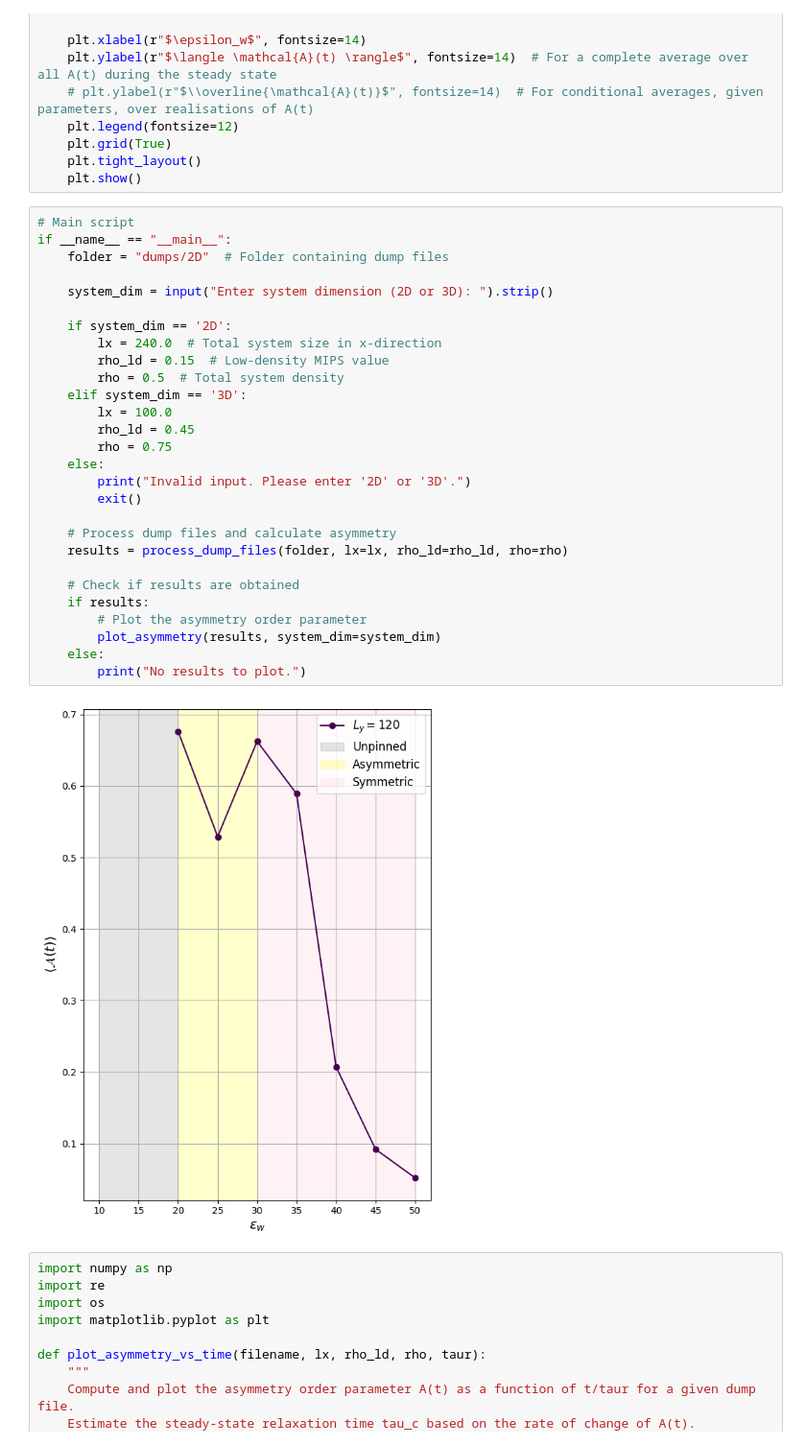
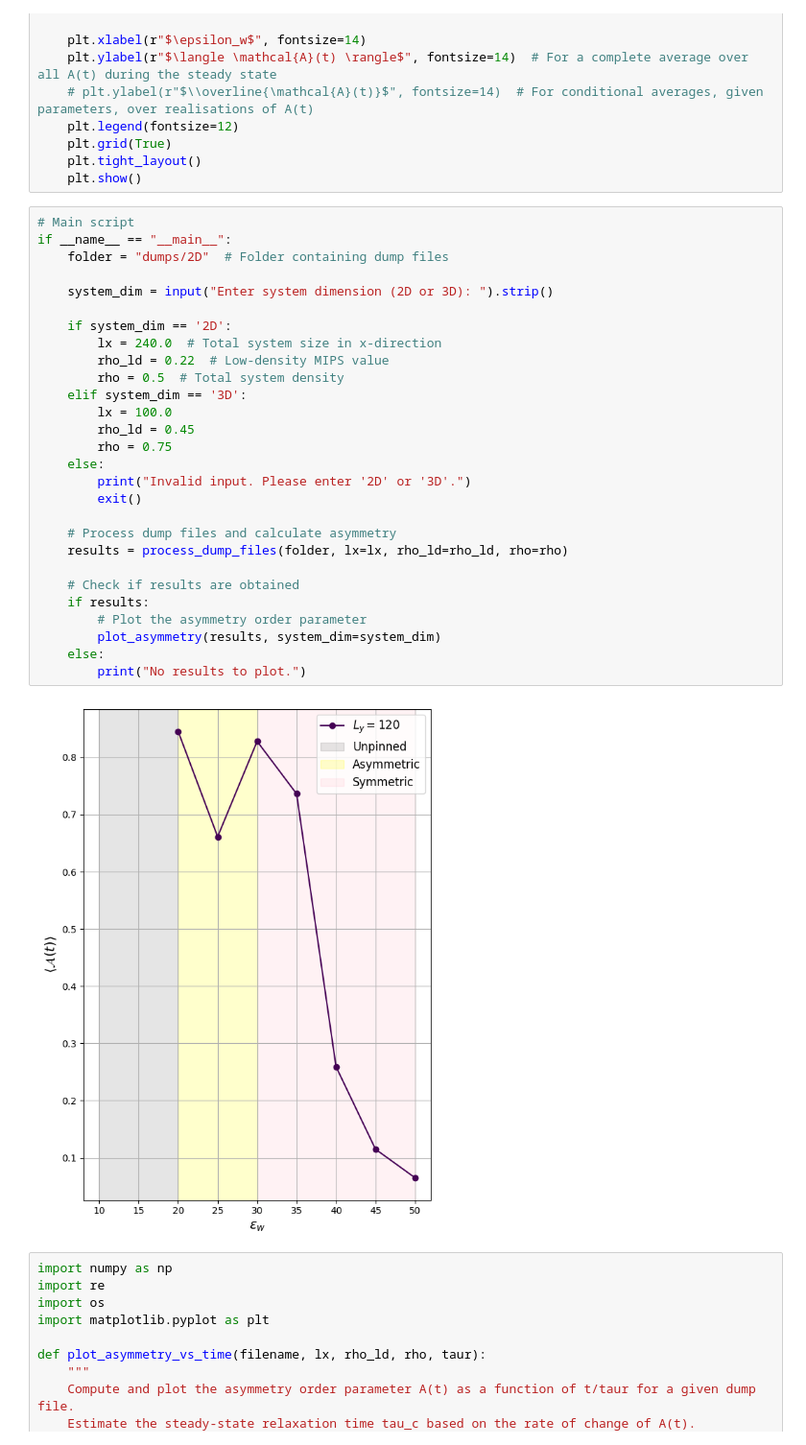
Before and after one commit to sohyuniverse/active-drying, a Jupyter notebook: models/analysis.ipynb, the cells around one changed output. Shown at 96% size. Cells and saved outputs as stored; diff of their text form.

```diff
--- a/models/analysis.ipynb
+++ b/models/analysis.ipynb
@@ -246,33 +246,33 @@ def plot_asymmetry(results, system_dim):
 # %%
 # Main script
 if __name__ == "__main__":
     folder = "dumps/2D"  # Folder containing dump files
 
     system_dim = input("Enter system dimension (2D or 3D): ").strip()
 
     if system_dim == '2D':
         lx = 240.0  # Total system size in x-direction
-        rho_ld = 0.15  # Low-density MIPS value
+        rho_ld = 0.22  # Low-density MIPS value
         rho = 0.5  # Total system density
     elif system_dim == '3D':
         lx = 100.0
         rho_ld = 0.45
         rho = 0.75
     else:
         print("Invalid input. Please enter '2D' or '3D'.")
         exit()
 
     # Process dump files and calculate asymmetry
     results = process_dump_files(folder, lx=lx, rho_ld=rho_ld, rho=rho)
 
     # Check if results are obtained
     if results:
         # Plot the asymmetry order parameter
         plot_asymmetry(results, system_dim=system_dim)
     else:
         print("No results to plot.")
 # %% [output]
-[figure, old version]
+[figure, new version]
 # %%
 import numpy as np
 import re
```
Also changed, not shown: parts of 1 cell of this notebook, 3 other files.
